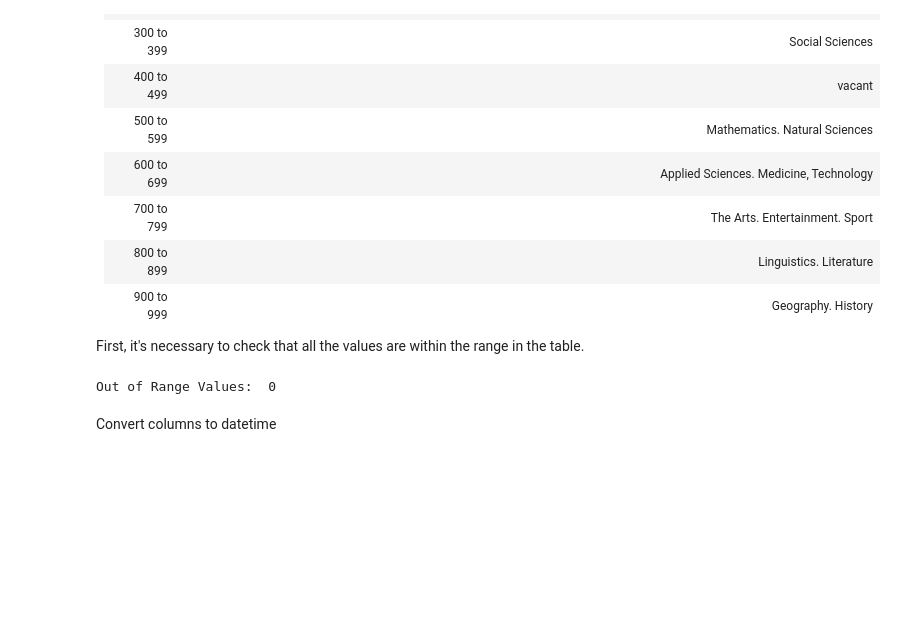
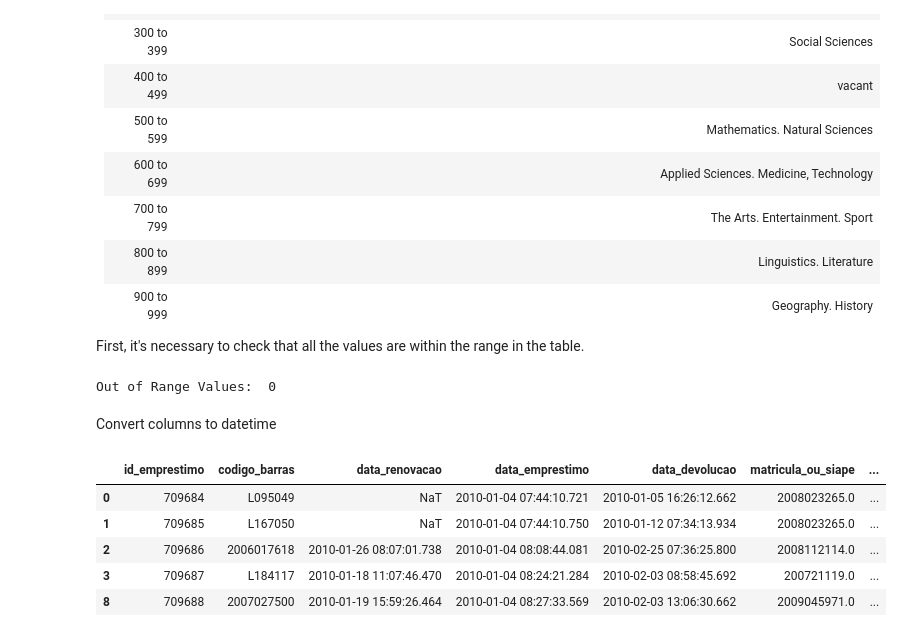
Before and after one commit to mvsnunes/7DaysOfCode, a Jupyter notebook: Python Pandas/ufrn_library_systm.ipynb, the cells around one changed output. Drawn from its saved outputs; the diff is of its cells as text; code cells hidden in the pictures; blank space fills up the shorter version.

```diff
--- a/Python Pandas/ufrn_library_systm.ipynb
+++ b/Python Pandas/ufrn_library_systm.ipynb
@@ -144,3 +146,12 @@ Convert columns to datetime
 df_clean['data_emprestimo']=pd.to_datetime(df_clean['data_emprestimo'])
 df_clean['data_devolucao']=pd.to_datetime(df_clean['data_devolucao'])
 df_clean['data_renovacao']=pd.to_datetime(df_clean['data_renovacao'])
+# %%
+df_clean.head()
+# %% [output]
+|  | id_emprestimo | codigo_barras | data_renovacao | data_emprestimo | data_devolucao | matricula_ou_siape | ... |
+| 0 | 709684 | L095049 | NaT | 2010-01-04 07:44:10.721 | 2010-01-05 16:26:12.662 | 2008023265.0 | ... |
+| 1 | 709685 | L167050 | NaT | 2010-01-04 07:44:10.750 | 2010-01-12 07:34:13.934 | 2008023265.0 | ... |
+| 2 | 709686 | 2006017618 | 2010-01-26 08:07:01.738 | 2010-01-04 08:08:44.081 | 2010-02-25 07:36:25.800 | 2008112114.0 | ... |
+| 3 | 709687 | L184117 | 2010-01-18 11:07:46.470 | 2010-01-04 08:24:21.284 | 2010-02-03 08:58:45.692 | 200721119.0 | ... |
+| 8 | 709688 | 2007027500 | 2010-01-19 15:59:26.464 | 2010-01-04 08:27:33.569 | 2010-02-03 13:06:30.662 | 2009045971.0 | ... |
```
Also changed, not shown: parts of 4 cells of this notebook.
